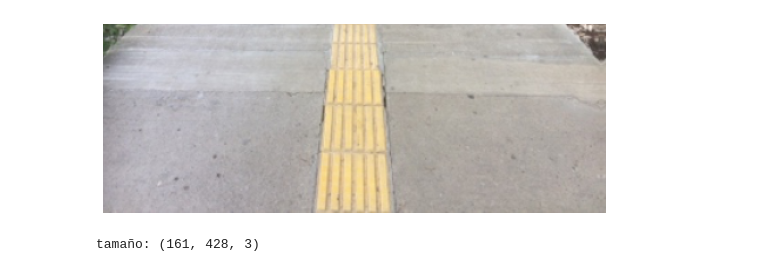
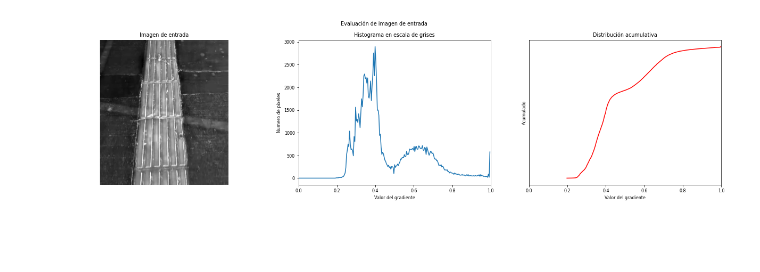
Before and after one commit to ChristopherMoralesA/Proyecto-Final-Vision, a Jupyter notebook: Notebook.ipynb, the cells around one changed output. Cells and saved outputs as stored; diff of their text form; code cells hidden in the pictures; blank space fills up the shorter version.

```diff
--- a/Notebook.ipynb
+++ b/Notebook.ipynb
@@ -63,5 +64,5 @@ tamaño: (161, 428, 4)
 # %%
-# Convierte la imagen RGBA a RGB
+# Convierte la imagen RGBA a RGB y HSV
 def rgba2rgb( rgba, background=(255,255,255) ):
     row, col, ch = rgba.shape
     if ch == 3:
@@ -78,12 +79,33 @@ def rgba2rgb( rgba, background=(255,255,255) ):
 
 img_org_RGB =rgba2rgb(resized1)
 img_org_HSV =rgb2hsv(img_org_RGB)
-
-plt.figure(figsize = (9,12))
-plt.imshow(img_org_RGB)
-plt.axis('off')
-plt.show()
-print('tamaño: ' + str(img_org_RGB.shape))
-# %% [output]
-[figure, removed]
-tamaño: (161, 428, 3)
+# %%
+# Evaluación de Saturacion
+# https://scikit-image.org/docs/stable/auto_examples/color_exposure/plot_equalize.html
+fig_eval, axs = plt.subplots(1,3,figsize=(22,5))
+fig_eval.suptitle('Evaluación de imagen de entrada')
+
+axs[0].set_title("Imagen de entrada")
+axs[0].imshow(img_org_HSV[:,:,1],cmap=plt.cm.gray)
+axs[0].set_axis_off()
+
+# create the histogram
+histogram, bin_edges = np.histogram(img_org_HSV[:,:,1], bins=256, range=(0, 1))
+# Display histogram
+axs[1].set_title("Histograma en escala de grises")
+axs[1].set_xlabel("Valor del gradiente")
+axs[1].set_ylabel("Numero de pixeles")
+axs[1].set_xlim([0.0, 1])
+axs[1].plot(bin_edges[0:-1], histogram)
+# Display cumulative distribution
+img_cdf, bins = exposure.cumulative_distribution(img_org_HSV[:,:,1], 256)
+axs[2].set_title("Distribución acumulativa")
+axs[2].set_xlabel("Valor del gradiente")
+axs[2].set_ylabel("Acumulado")
+axs[2].set_xlim([0.0, 1])
+axs[2].plot(bins, img_cdf, 'r')
+axs[2].set_yticks([])
+
+plt.show()
+# %% [output]
+[figure, added]
```
Also changed, not shown: parts of 11 cells of this notebook.
